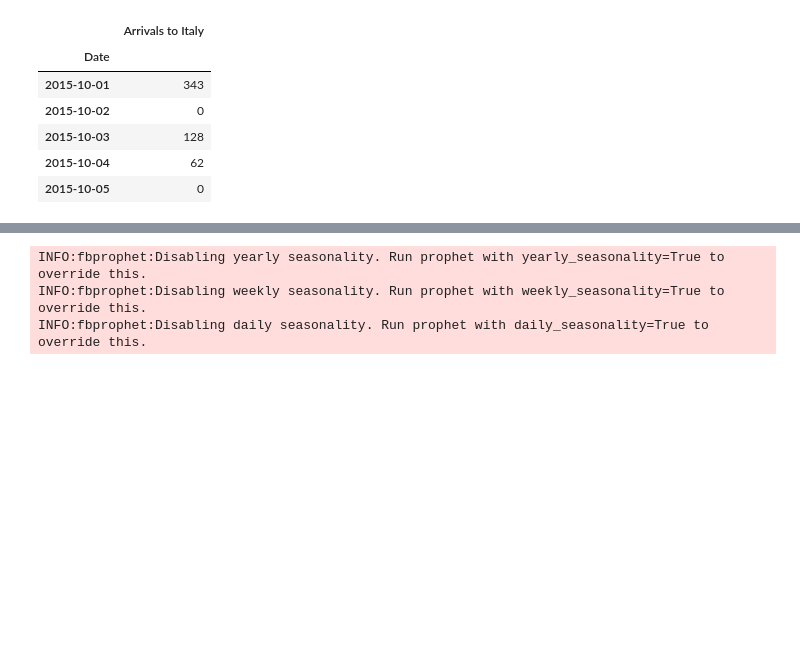
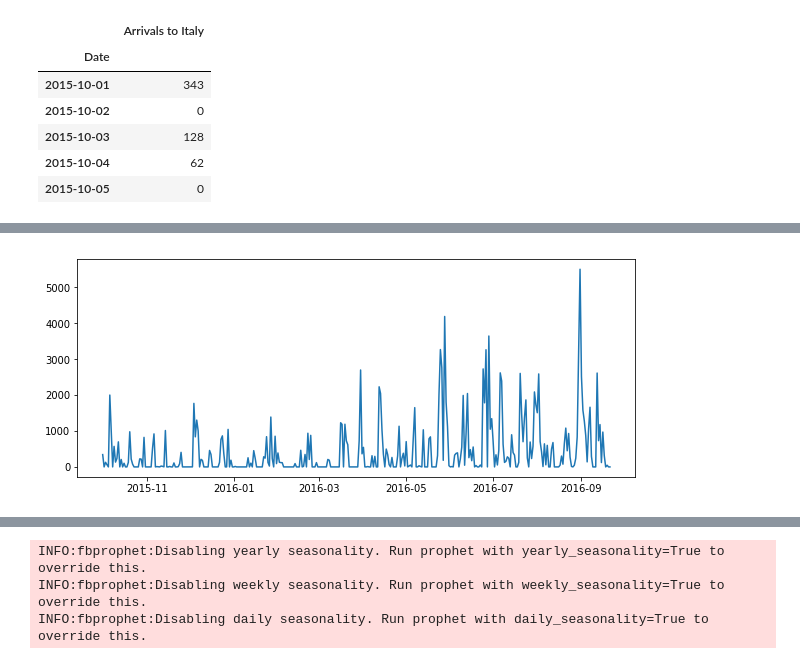
Before and after one commit to hmafnan/Timeseries-Analysis, a Jupyter notebook: src/Analysis.ipynb, the cells around one changed output, grey strips where cells are left out. Drawn from its saved outputs; the diff is of its cells as text; code cells hidden in the pictures; blank space fills up the shorter version.

```diff
--- a/src/Analysis.ipynb
+++ b/src/Analysis.ipynb
@@ -29,0 +37,6 @@ df.head()
+# %%
+plt.figure(figsize=(10,4))
+plt.plot(df.index, df["Arrivals to Italy"])
+plt.show()
+# %% [output]
+[figure, added]
```
Also changed, not shown: parts of 12 cells of this notebook, 4 other files.
